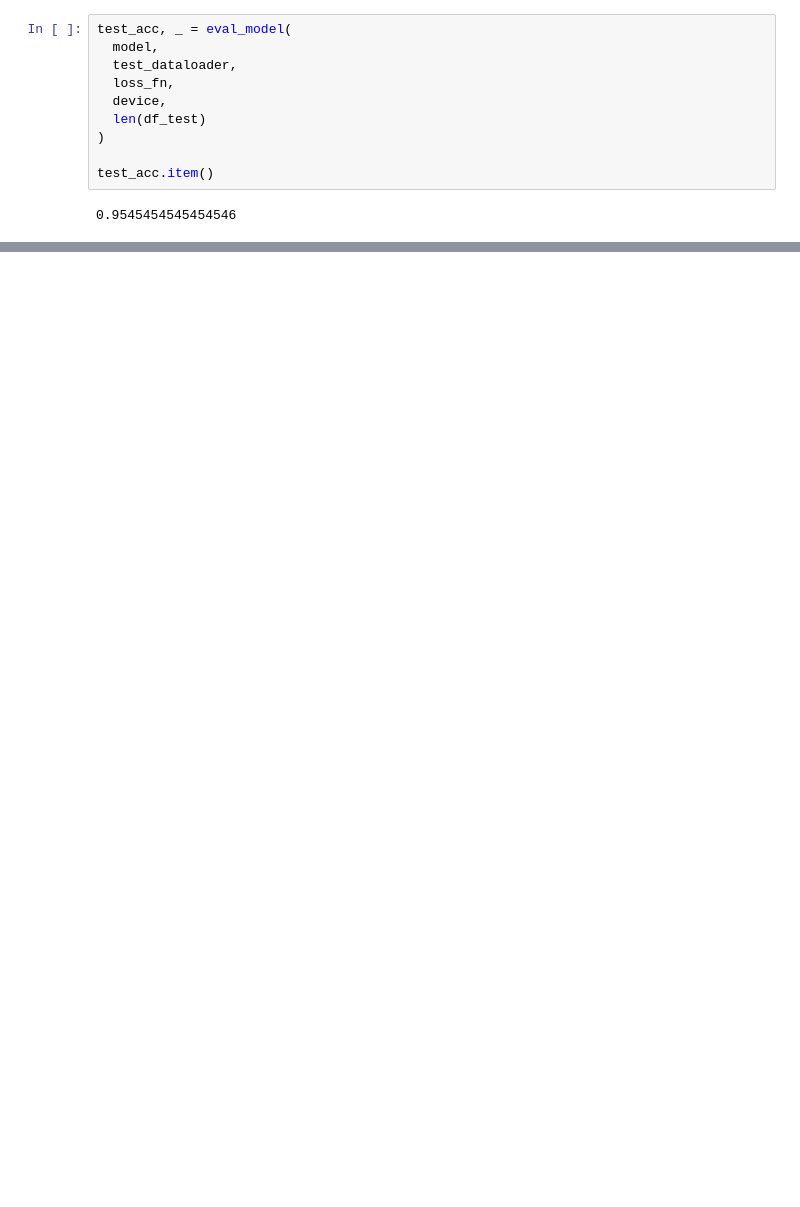
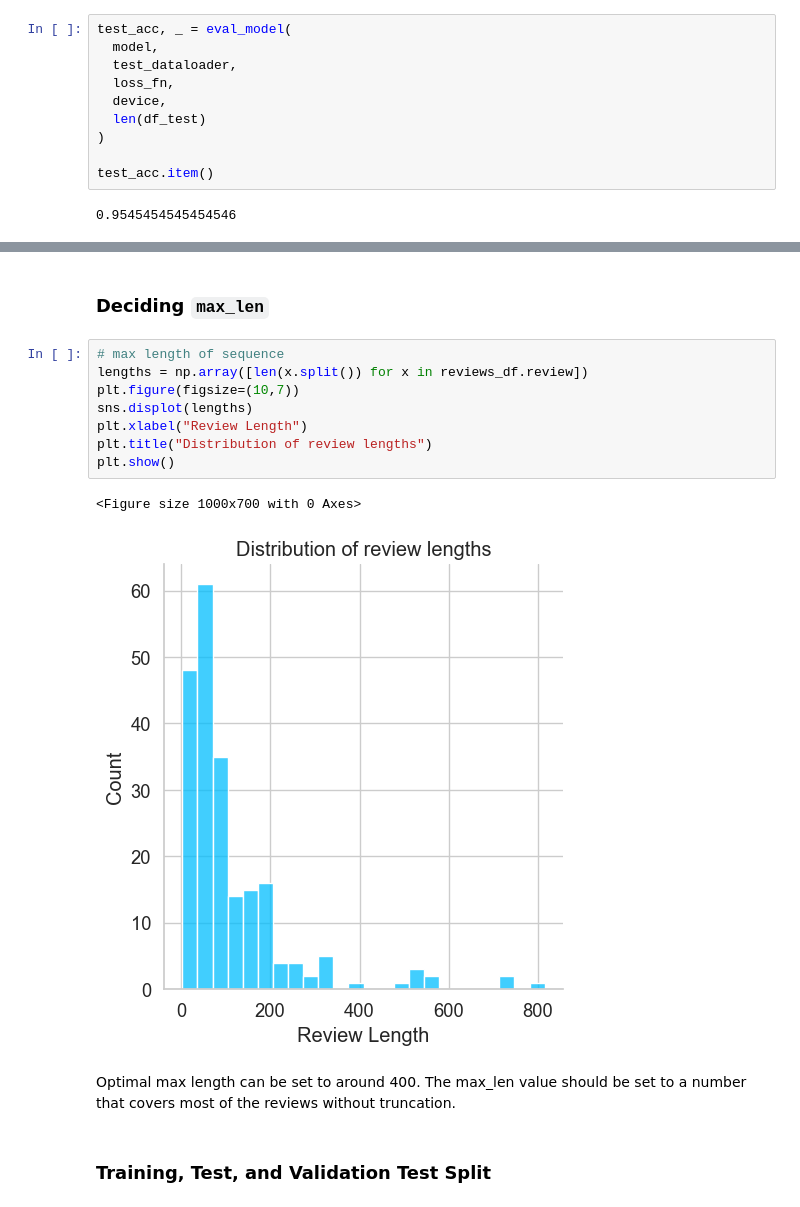
Before and after one commit to filleepa/webscraper, a Jupyter notebook: Textual_Analysis/sentimentanalysis.ipynb, the cells around one changed output, grey strips where cells are left out. Saved outputs shown, nothing was run; the diff lists cells and outputs as text; blank space fills up the shorter version.

```diff
--- a/Textual_Analysis/sentimentanalysis.ipynb
+++ b/Textual_Analysis/sentimentanalysis.ipynb
@@ -647,0 +672,17 @@ test_acc.item()
+# %% [markdown]
+### Deciding `max_len`
+# %%
+# max length of sequence
+lengths = np.array([len(x.split()) for x in reviews_df.review])
+plt.figure(figsize=(10,7))
+sns.displot(lengths)
+plt.xlabel("Review Length")
+plt.title("Distribution of review lengths")
+plt.show()
+# %% [output]
+<Figure size 1000x700 with 0 Axes>
+[figure, added]
+# %% [markdown]
+Optimal max length can be set to around 400. The max_len value should be set to a number that covers most of the reviews without truncation.
+# %% [markdown]
+### Training, Test, and Validation Test Split
```
Also changed, not shown: parts of 41 cells of this notebook.
